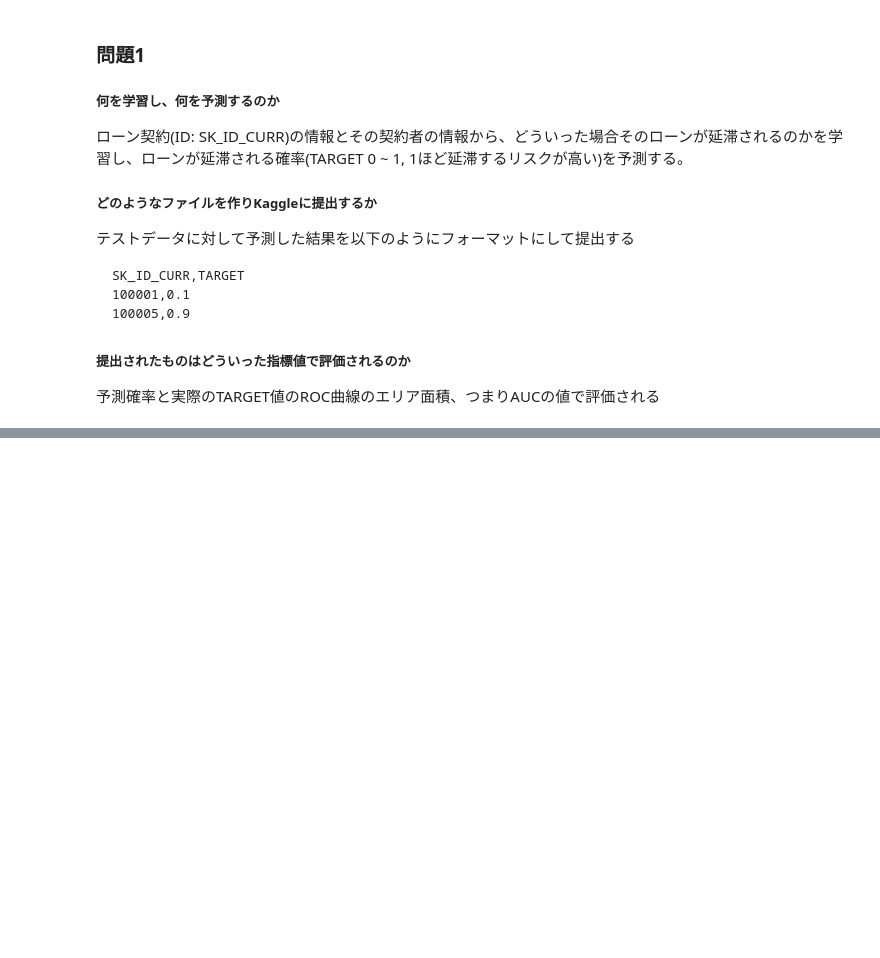
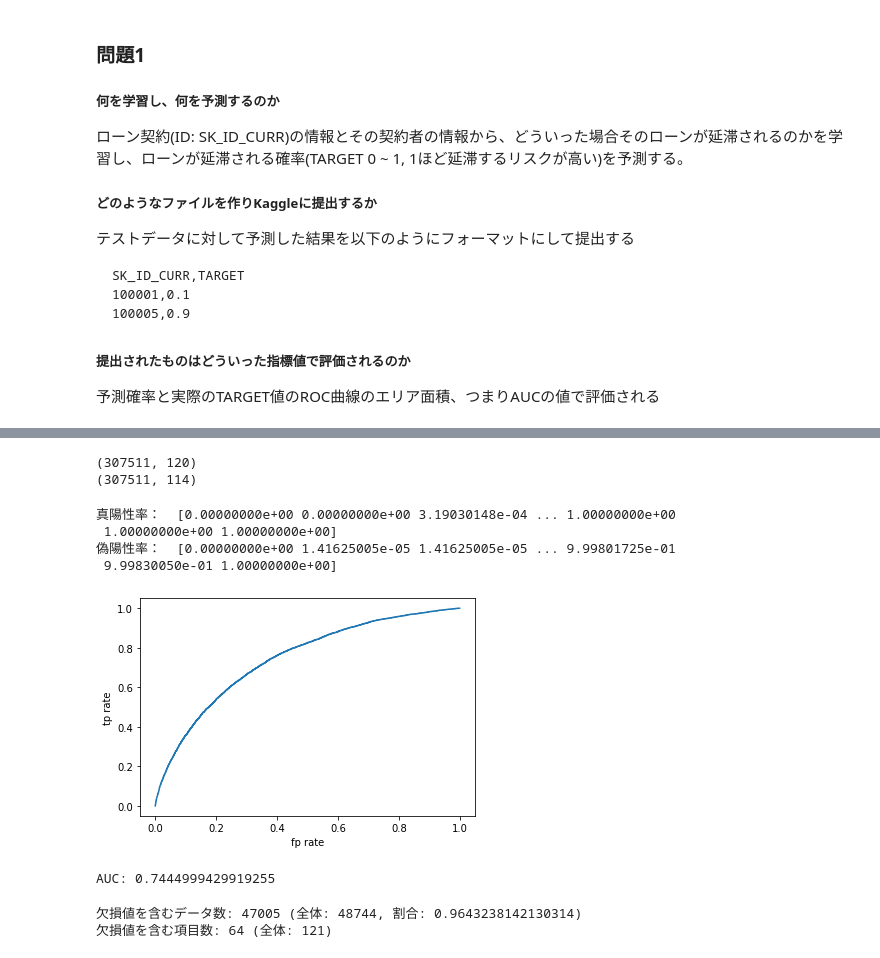
Before and after one commit to yutoJ/ml-learning, a Jupyter notebook: credit_risk_prediction.ipynb, the cells around one changed output, grey strips where cells are left out. Cells and saved outputs as stored; diff of their text form; code cells hidden in the pictures; blank space fills up the shorter version.

```diff
--- a/credit_risk_prediction.ipynb
+++ b/credit_risk_prediction.ipynb
@@ -30,0 +102,2 @@ SK_ID_CURR,TARGET
+# %%
+X[X_only_num.columns]= X_only_num.fillna(X_means_only_num)
@@ -30,0 +122,61 @@ SK_ID_CURR,TARGET
+# %%
+# 前処理2  欠損値を含む項目が6つなので6つを削除
+print(X.shape)
+X = X.dropna(axis=1)
+print(X.shape)
+# %% [output]
+(307511, 120)
+(307511, 114)
+# %%
+# 前処理3 カテゴリデータにOHE
+from sklearn.compose import ColumnTransformer
+from sklearn.preprocessing import OneHotEncoder
+ohe = ColumnTransformer([("OneHotEncoder", OneHotEncoder(handle_unknown='ignore'),  X.select_dtypes(include=["object"]).columns)], remainder = 'passthrough')
+X_ohe = X.copy()
+ohe.fit(X_ohe)
+X_ohe = ohe.transform(X_ohe)
+# %%
+# 前処理4 標準化
+from sklearn.model_selection import train_test_split
+from sklearn.preprocessing import StandardScaler
+
+X_train, X_test, y_train, y_test = train_test_split(X_ohe, y, random_state=123)
+sc = StandardScaler(with_mean=False)
+sc.fit(X_train)
+X_train = sc.transform(X_train)
+X_test = sc.transform(X_test)
+# %%
+import matplotlib.pyplot as plt
+from sklearn.metrics import roc_curve
+from sklearn.metrics import roc_auc_score
+
+def create_and_evaluate_model(X_train, X_test, y_train, y_test, model, model_name, graph=True):
+    model.fit(X_train, y_train)
+    target_pred = model.predict(X_test)
+    fp_rate, tp_rate, threshold = roc_curve(y_test, target_pred)
+    print('真陽性率： ', tp_rate)
+    print('偽陽性率： ', fp_rate)
+    if graph:
+        fig, ax = plt.subplots()
+        ax.step(fp_rate, tp_rate)
+        ax.set_xlabel('fp rate')
+        ax.set_ylabel('tp rate')
+        plt.show()
+    auc = roc_auc_score(y_test, target_pred)
+    print("AUC: {}".format(auc))
+    return model
+# %%
+from sklearn.linear_model import LinearRegression
+learned_model = create_and_evaluate_model(X_train, X_test, y_train, y_test, LinearRegression(), "Linear Regression")
+# %% [output]
+真陽性率：  [0.00000000e+00 0.00000000e+00 3.19030148e-04 ... 1.00000000e+00
+ 1.00000000e+00 1.00000000e+00]
+偽陽性率：  [0.00000000e+00 1.41625005e-05 1.41625005e-05 ... 9.99801725e-01
+ 9.99830050e-01 1.00000000e+00]
+[figure, added]
+AUC: 0.7444999429919255
+# %%
+display_null_info(df_test)
+# %% [output]
+欠損値を含むデータ数: 47005 (全体: 48744, 割合: 0.9643238142130314)
+欠損値を含む項目数: 64 (全体: 121)
```
Also changed, not shown: parts of 42 cells of this notebook, 2 other files.
